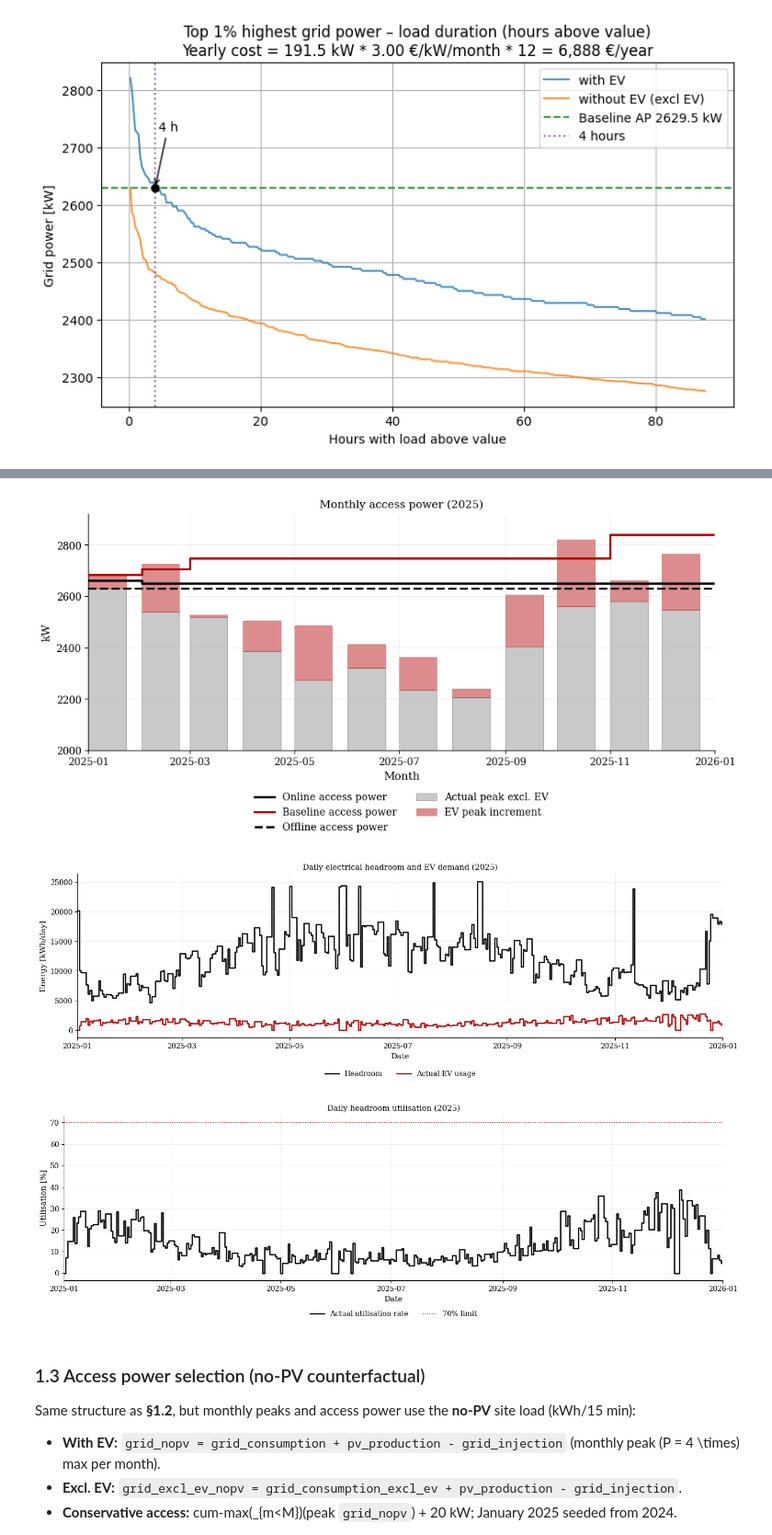
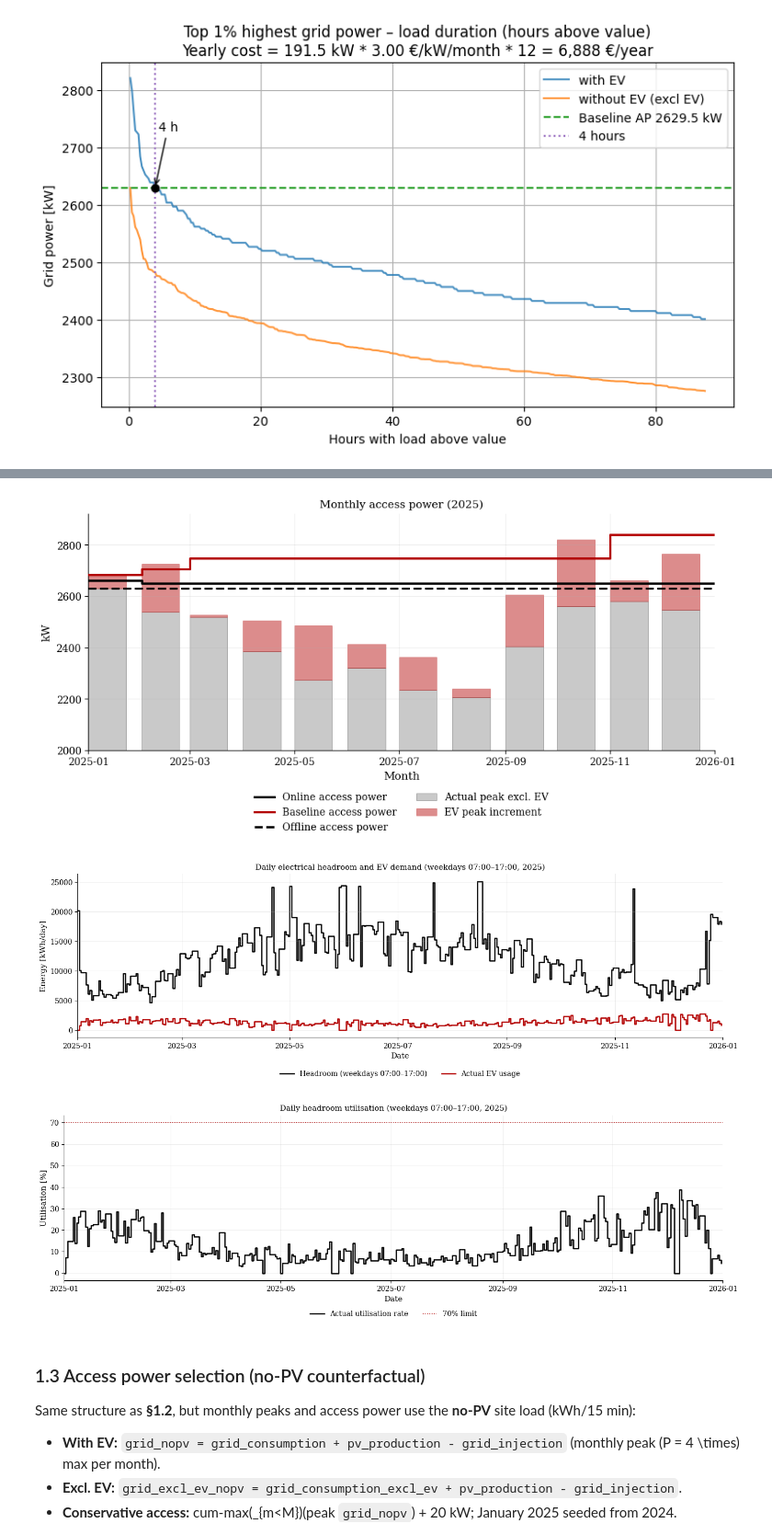
Before and after one commit to tomvanammel-arch/Master-Thesis-MPC-Soudal-Belgium, a Jupyter notebook: notebooks/09_online_MPC_1_EV.ipynb, the cells around one changed output, grey strips where cells are left out. Shown at 92% size. Saved outputs shown, nothing was run; the diff lists cells and outputs as text; code cells hidden in the pictures.

```diff
--- a/notebooks/09_online_MPC_1_EV.ipynb
+++ b/notebooks/09_online_MPC_1_EV.ipynb
@@ -526,7 +528,7 @@ ax_hr.plot(
     drawstyle="steps-post",
     color=C_BLACK,
     linewidth=LW_DAILY,
-    label="Headroom",
+    label="Headroom (weekdays 07:00–17:00)",
     zorder=1,
 )
 ax_hr.plot(
@@ -539,7 +541,7 @@ ax_hr.plot(
     label="Actual EV usage",
     zorder=2,
 )
-ax_hr.set_title("Daily electrical headroom and EV demand (2025)")
+ax_hr.set_title("Daily electrical headroom and EV demand (weekdays 07:00–17:00, 2025)")
 ax_hr.set_ylabel("Energy [kWh/day]")
 ax_hr.set_xlabel("Date")
 ax_hr.set_xlim(_X_START_2025, _X_END_2025)
@@ -559,36 +561,36 @@ ax_u.plot(
     linestyle="-",
     label="Actual utilisation rate",
     zorder=2,
 )
 ax_u.axhline(70.0, color=C_KUL_RED, linewidth=1.2, linestyle=":", label="70% limit")
-ax_u.set_title("Daily headroom utilisation (2025)")
+ax_u.set_title("Daily headroom utilisation (weekdays 07:00–17:00, 2025)")
 ax_u.set_ylabel("Utilisation [%]")
 ax_u.set_xlabel("Date")
 ax_u.set_xlim(_X_START_2025, _X_END_2025)
 ax_u.margins(x=0)
 ax_u.legend(loc="upper center", bbox_to_anchor=(0.5, -0.14), ncol=2, frameon=False)
 fig_u.subplots_adjust(bottom=0.24)
 plt.tight_layout()
 plt.show()
 
 
 # --- Monthly access power for Parts 2–4 (§1.2 grid-based) ---
 ACCESS_POWER_BASELINE_MONTHLY = access_power_conservative_kw.copy()
 ACCESS_POWER_BASELINE_MONTHLY.index = ACCESS_POWER_BASELINE_MONTHLY.index.astype(str)
 ACCESS_POWER_ONLINE_MONTHLY = access_power_flex_aware_kw.copy()
 ACCESS_POWER_ONLINE_MONTHLY.index = ACCESS_POWER_ONLINE_MONTHLY.index.astype(str)
 # %% [output]
 | month | 2025-01 | 2025-02 | 2025-03 | 2025-04 | 2025-05 | 2025-06 | 2025-07 | 2025-08 | 2025-09 | 2025-10 | 2025-11 | ... |
 | actual_monthly_peak_kw_grid | 2684.5 | 2726.5 | 2527.0 | 2506.0 | 2485.0 | 2411.5 | 2362.5 | 2240.0 | 2604.0 | 2821.0 | 2660.0 | ... |
 | actual_monthly_peak_kw_excl_ev | 2629.5 | 2539.5 | 2520.0 | 2383.5 | 2274.5 | 2319.2 | 2235.3 | 2205.0 | 2405.3 | 2561.5 | 2580.4 | ... |
 | cummax_grid_kw_M_minus_1 | 2663.5 | 2684.5 | 2726.5 | 2726.5 | 2726.5 | 2726.5 | 2726.5 | 2726.5 | 2726.5 | 2726.5 | 2821.0 | ... |
 | cummax_excl_ev_kw_M_minus_1 | 2642.5 | 2629.5 | 2629.5 | 2629.5 | 2629.5 | 2629.5 | 2629.5 | 2629.5 | 2629.5 | 2629.5 | 2629.5 | ... |
 | access_power_conservative | 2683.5 | 2704.5 | 2746.5 | 2746.5 | 2746.5 | 2746.5 | 2746.5 | 2746.5 | 2746.5 | 2746.5 | 2841.0 | ... |
 | access_power_flex_aware | 2662.5 | 2649.5 | 2649.5 | 2649.5 | 2649.5 | 2649.5 | 2649.5 | 2649.5 | 2649.5 | 2649.5 | 2649.5 | ... |
 | access_power_deterministic | 2629.5 | 2629.5 | 2629.5 | 2629.5 | 2629.5 | 2629.5 | 2629.5 | 2629.5 | 2629.5 | 2629.5 | 2629.5 | ... |
 [figure]
-[figure, old version]
+[figure, new version]
-[figure, old version]
+[figure, new version]
 # %% [markdown]
 ### 1.3 Access power selection (no-PV counterfactual)
 
```
Also changed, not shown: parts of 9 cells of this notebook, 14 other files.
